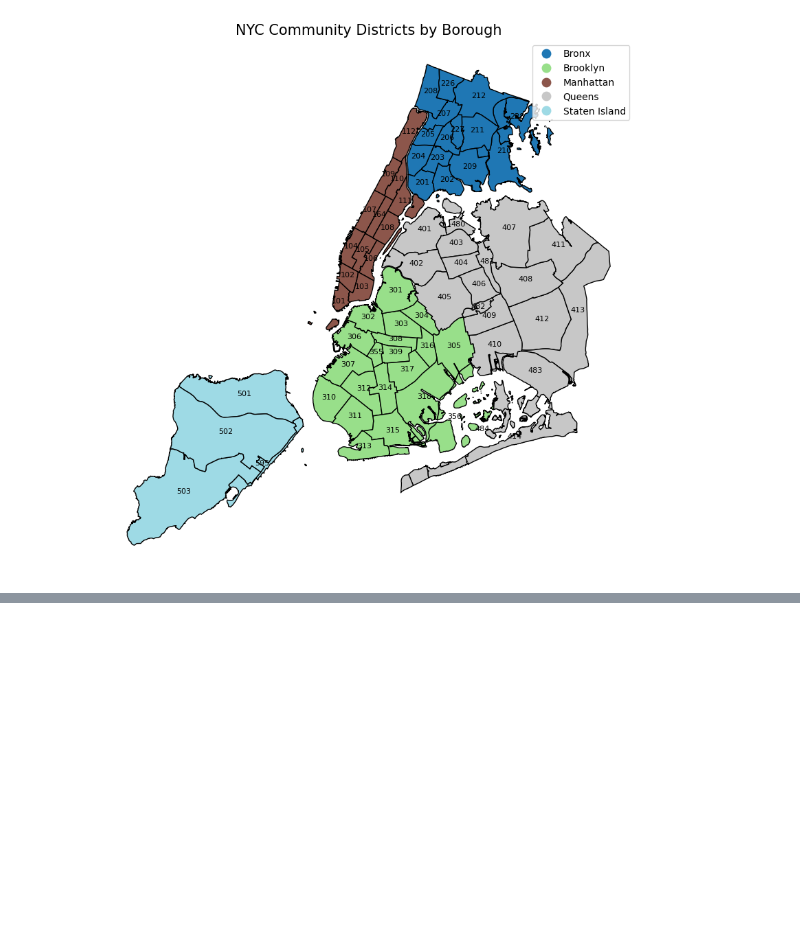
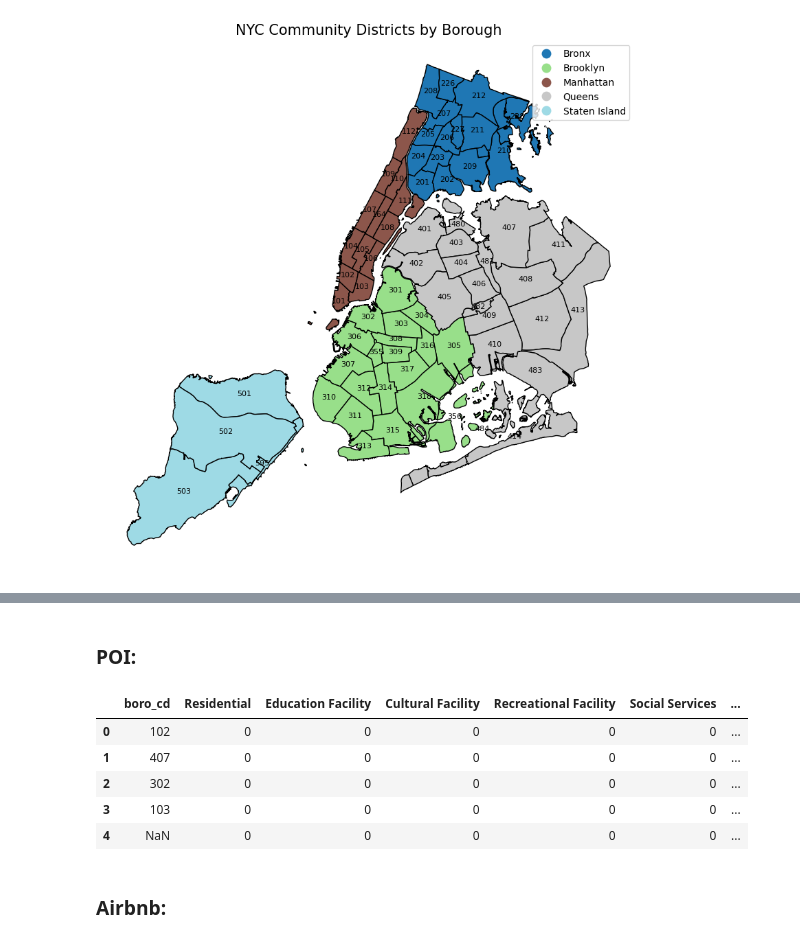
Before and after one commit to yamisukii/Dopp_NYCPriceAnalysis, a Jupyter notebook: notebooks/clusterig/FinalCluster.ipynb, the cells around one changed output, grey strips where cells are left out. Cells and saved outputs as stored; diff of their text form; code cells hidden in the pictures; blank space fills up the shorter version.

```diff
--- a/notebooks/cluster.ipynb
+++ b/notebooks/clusterig/FinalCluster.ipynb
@@ -129,0 +268,41 @@ final_merged_df.drop(columns=['latitude'], inplace=True)
+# %% [markdown]
+### POI:
+# %%
+poi_df['geometry'] = poi_df.apply(lambda row: Point(row['longitude'], row['latitude']), axis=1)
+
+poi_gdf = gpd.GeoDataFrame(
+    poi_df,
+    geometry='geometry',
+    crs="EPSG:4326"  # Assuming WGS84 latitude/longitude
+)
+
+columns_to_keep = [
+    'boro_cd',
+    'Residential',
+    'Education Facility',
+    'Cultural Facility',
+    'Recreational Facility',
+    'Social Services',
+    'Transportation Facility',
+    'Commercial',
+    'Government Facility',
+    'Religious Institution',
+    'Health Services',
+    'Public Safety',
+    'Water',
+    'Miscellaneous',
+    'geometry'
+]
+
+poi_gdf = gpd.sjoin(poi_gdf, districts_gdf[['geometry', 'boro_cd']], how='left', predicate='within')
+poi_gdf = poi_gdf[columns_to_keep]
+poi_gdf.head()
+# %% [output]
+|  | boro_cd | Residential | Education Facility | Cultural Facility | Recreational Facility | Social Services | ... |
+| 0 | 102 | 0 | 0 | 0 | 0 | 0 | ... |
+| 1 | 407 | 0 | 0 | 0 | 0 | 0 | ... |
+| 2 | 302 | 0 | 0 | 0 | 0 | 0 | ... |
+| 3 | 103 | 0 | 0 | 0 | 0 | 0 | ... |
+| 4 | NaN | 0 | 0 | 0 | 0 | 0 | ... |
+# %% [markdown]
+### Airbnb:
```
Also changed, not shown: parts of 64 cells of this notebook, 17 other files.
